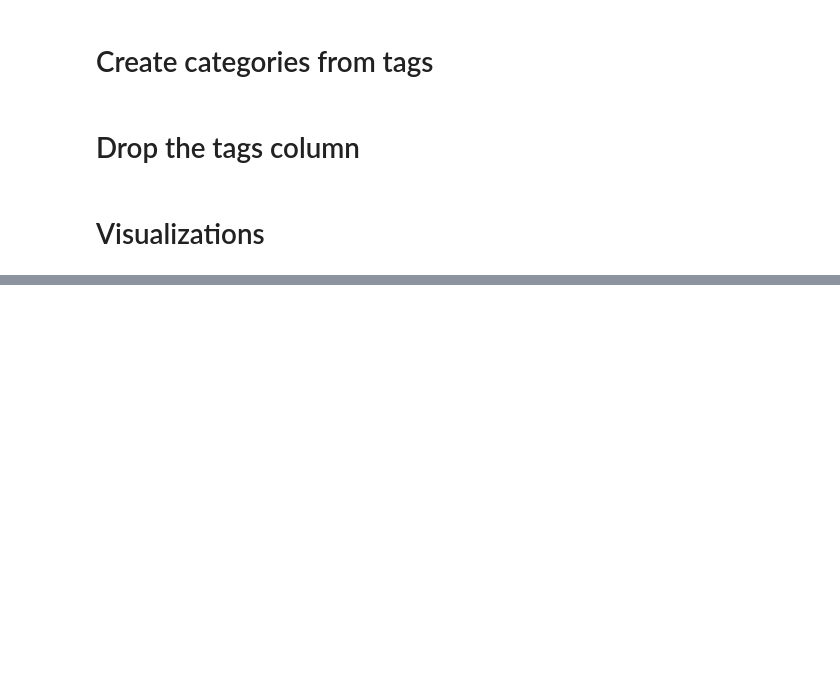
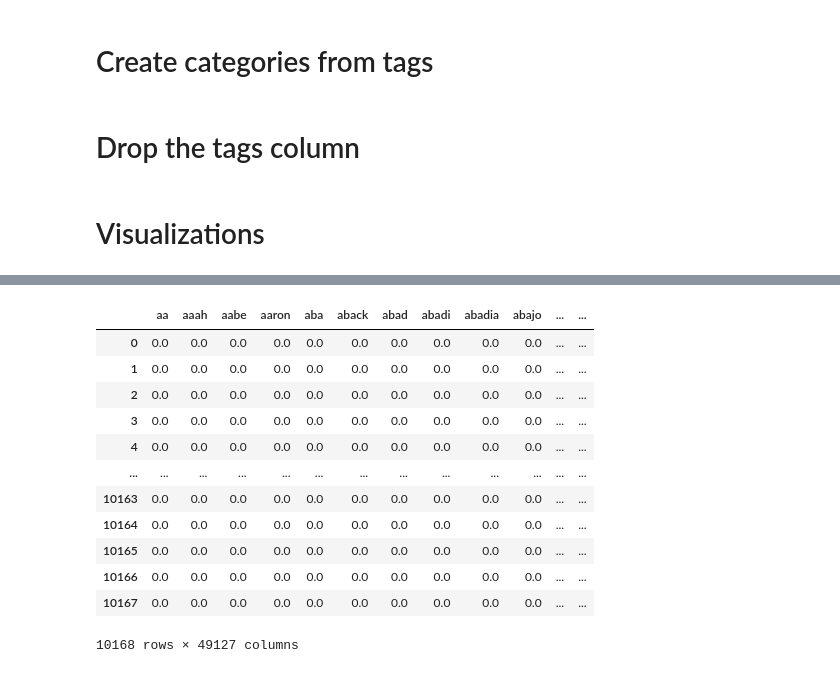
Before and after one commit to SKC-Team1/DSAI, a Jupyter notebook: main_tags.ipynb, the cells around one changed output, grey strips where cells are left out. Saved outputs shown, nothing was run; the diff lists cells and outputs as text; code cells hidden in the pictures; blank space fills up the shorter version.

Commit message:
add vectorization of text - todo: use vector df as input

```diff
--- a/main_tags.ipynb
+++ b/main_tags.ipynb
@@ -225,0 +291,25 @@ for match_id, start, end in matches:
+# %%
+from sklearn.feature_extraction.text import TfidfVectorizer
+
+documents = df["Sentences"].apply(lambda x: " ".join(x)).tolist()
+
+tfidf_vectorizer = TfidfVectorizer()
+values = tfidf_vectorizer.fit_transform(documents)
+feature_names = tfidf_vectorizer.get_feature_names_out()
+vector_df = pd.DataFrame(values.toarray(), columns=feature_names)
+# %%
+vector_df
+# %% [output]
+|  | aa | aaah | aabe | aaron | aba | aback | abad | abadi | abadia | abajo | ... | ... |
+| 0 | 0.0 | 0.0 | 0.0 | 0.0 | 0.0 | 0.0 | 0.0 | 0.0 | 0.0 | 0.0 | ... | ... |
+| 1 | 0.0 | 0.0 | 0.0 | 0.0 | 0.0 | 0.0 | 0.0 | 0.0 | 0.0 | 0.0 | ... | ... |
+| 2 | 0.0 | 0.0 | 0.0 | 0.0 | 0.0 | 0.0 | 0.0 | 0.0 | 0.0 | 0.0 | ... | ... |
+| 3 | 0.0 | 0.0 | 0.0 | 0.0 | 0.0 | 0.0 | 0.0 | 0.0 | 0.0 | 0.0 | ... | ... |
+| 4 | 0.0 | 0.0 | 0.0 | 0.0 | 0.0 | 0.0 | 0.0 | 0.0 | 0.0 | 0.0 | ... | ... |
+| ... | ... | ... | ... | ... | ... | ... | ... | ... | ... | ... | ... | ... |
+| 10163 | 0.0 | 0.0 | 0.0 | 0.0 | 0.0 | 0.0 | 0.0 | 0.0 | 0.0 | 0.0 | ... | ... |
+| 10164 | 0.0 | 0.0 | 0.0 | 0.0 | 0.0 | 0.0 | 0.0 | 0.0 | 0.0 | 0.0 | ... | ... |
+| 10165 | 0.0 | 0.0 | 0.0 | 0.0 | 0.0 | 0.0 | 0.0 | 0.0 | 0.0 | 0.0 | ... | ... |
+| 10166 | 0.0 | 0.0 | 0.0 | 0.0 | 0.0 | 0.0 | 0.0 | 0.0 | 0.0 | 0.0 | ... | ... |
+| 10167 | 0.0 | 0.0 | 0.0 | 0.0 | 0.0 | 0.0 | 0.0 | 0.0 | 0.0 | 0.0 | ... | ... |
+10168 rows × 49127 columns
```
Also changed, not shown: parts of 8 cells of this notebook.
